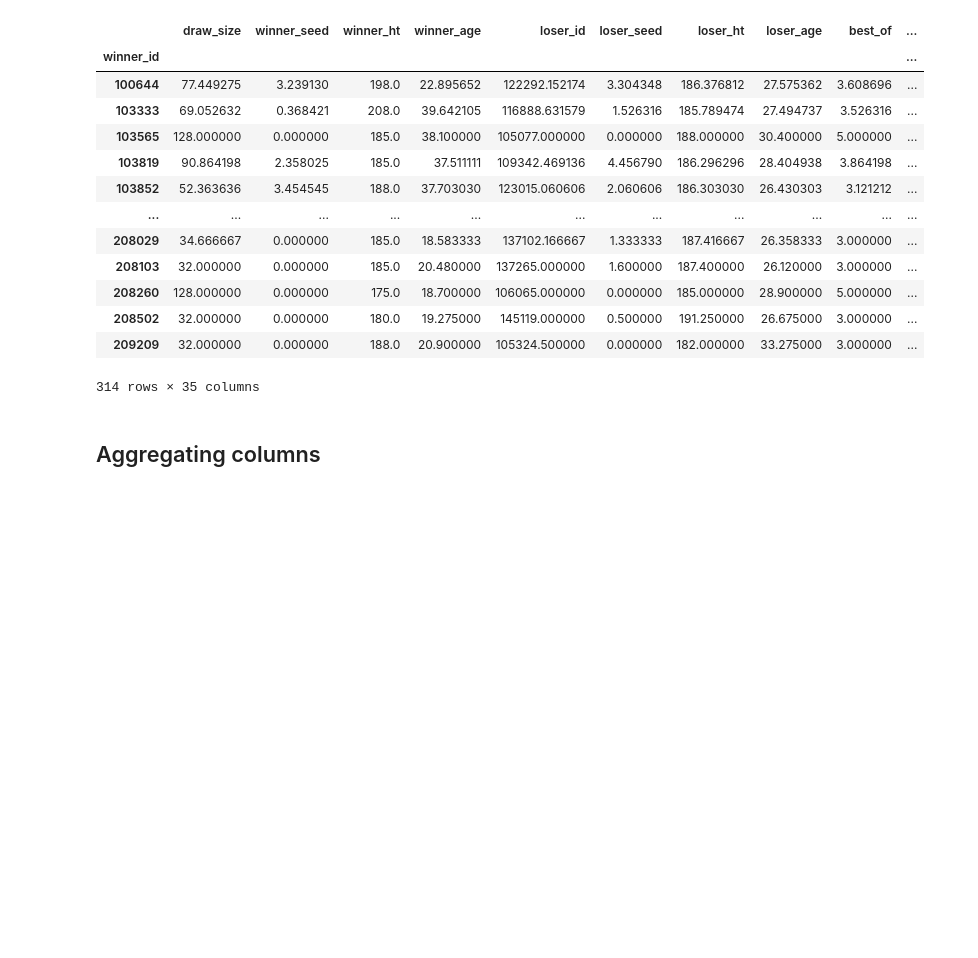
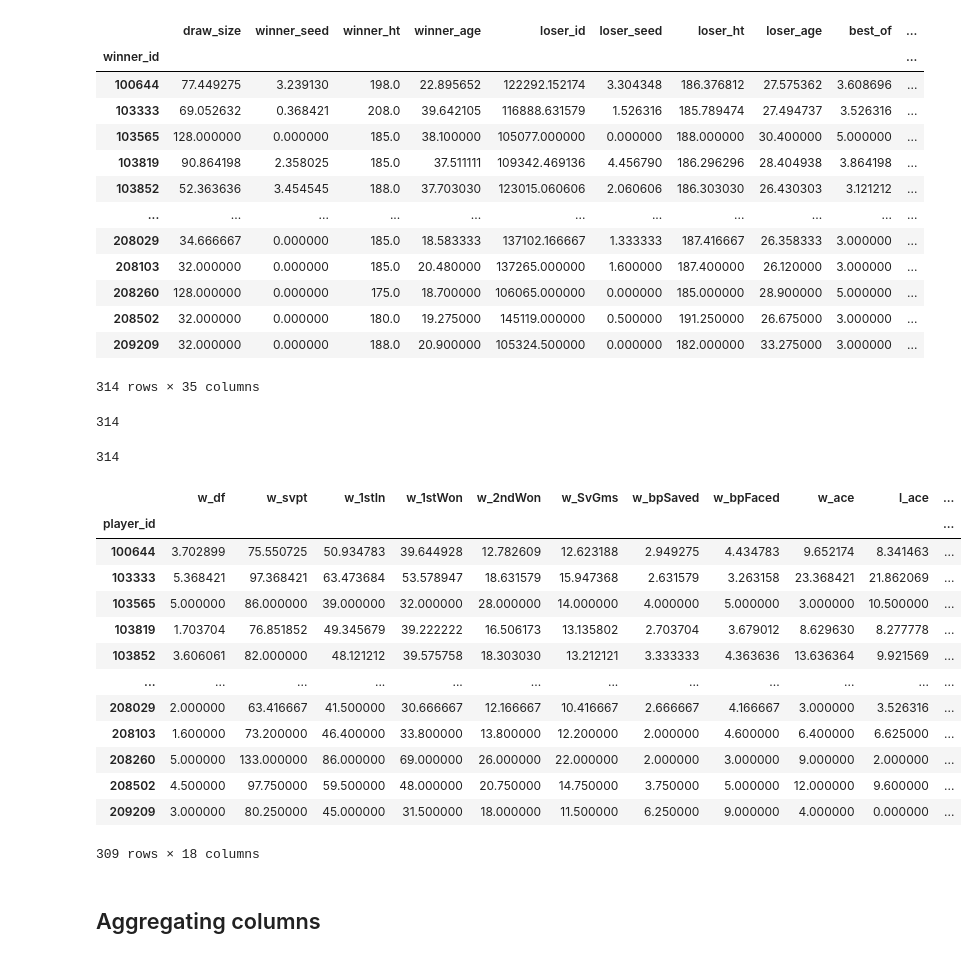
Before and after one commit to elingles1/ATP_Predictions, a Jupyter notebook: ELI_NB.ipynb, the cells around one changed output. Cells and saved outputs as stored; diff of their text form; code cells hidden in the pictures; blank space fills up the shorter version.

```diff
--- a/ELI_NB.ipynb
+++ b/ELI_NB.ipynb
@@ -471,7 +475,12 @@ X_trainW = X_train.groupby('winner_id').mean()[['w_df',
 'w_SvGms',
   'w_bpSaved',
   'w_bpFaced',
+                                                'w_ace'
     ]]
+# %%
+len(X_trainW)
+# %% [output]
+314
 # %%
 X_trainL = X_train.groupby('loser_id').mean()[['l_ace',
   'l_df',
@@ -486,9 +495,29 @@ X_trainL = X_train.groupby('loser_id').mean()[['l_ace',
 # %%
 WCOPY = X_trainW.copy()
 LCOPY = X_trainL.copy()
+# %%
+len(WCOPY)
+# %% [output]
+314
 # %%
 WCOPY.index.names = ['player_id']
 LCOPY.index.names= ['player_id']
 # %%
 new_data = WCOPY.merge(LCOPY, how = 'inner', on = 'player_id')
+new_data
+# %% [output]
+|  | w_df | w_svpt | w_1stIn | w_1stWon | w_2ndWon | w_SvGms | w_bpSaved | w_bpFaced | w_ace | l_ace | ... |
+| player_id |  |  |  |  |  |  |  |  |  |  | ... |
+| 100644 | 3.702899 | 75.550725 | 50.934783 | 39.644928 | 12.782609 | 12.623188 | 2.949275 | 4.434783 | 9.652174 | 8.341463 | ... |
+| 103333 | 5.368421 | 97.368421 | 63.473684 | 53.578947 | 18.631579 | 15.947368 | 2.631579 | 3.263158 | 23.368421 | 21.862069 | ... |
+| 103565 | 5.000000 | 86.000000 | 39.000000 | 32.000000 | 28.000000 | 14.000000 | 4.000000 | 5.000000 | 3.000000 | 10.500000 | ... |
+| 103819 | 1.703704 | 76.851852 | 49.345679 | 39.222222 | 16.506173 | 13.135802 | 2.703704 | 3.679012 | 8.629630 | 8.277778 | ... |
+| 103852 | 3.606061 | 82.000000 | 48.121212 | 39.575758 | 18.303030 | 13.212121 | 3.333333 | 4.363636 | 13.636364 | 9.921569 | ... |
+| ... | ... | ... | ... | ... | ... | ... | ... | ... | ... | ... | ... |
+| 208029 | 2.000000 | 63.416667 | 41.500000 | 30.666667 | 12.166667 | 10.416667 | 2.666667 | 4.166667 | 3.000000 | 3.526316 | ... |
+| 208103 | 1.600000 | 73.200000 | 46.400000 | 33.800000 | 13.800000 | 12.200000 | 2.000000 | 4.600000 | 6.400000 | 6.625000 | ... |
+| 208260 | 5.000000 | 133.000000 | 86.000000 | 69.000000 | 26.000000 | 22.000000 | 2.000000 | 3.000000 | 9.000000 | 2.000000 | ... |
+| 208502 | 4.500000 | 97.750000 | 59.500000 | 48.000000 | 20.750000 | 14.750000 | 3.750000 | 5.000000 | 12.000000 | 9.600000 | ... |
+| 209209 | 3.000000 | 80.250000 | 45.000000 | 31.500000 | 18.000000 | 11.500000 | 6.250000 | 9.000000 | 4.000000 | 0.000000 | ... |
+309 rows × 18 columns
 # %%
```
Also changed, not shown: parts of 10 cells of this notebook, 1 other file.
